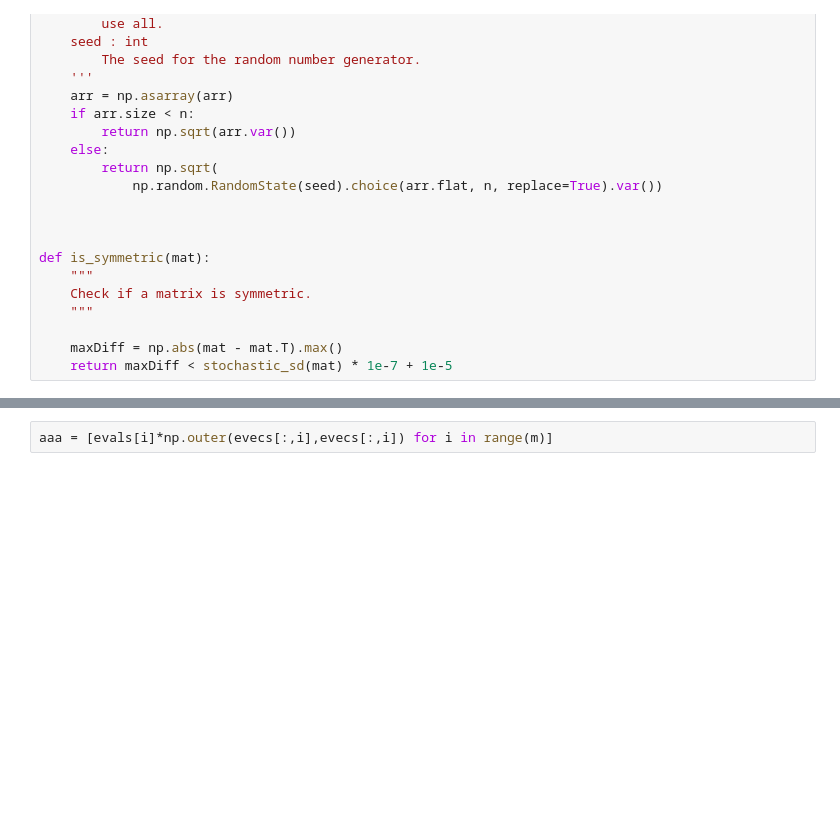
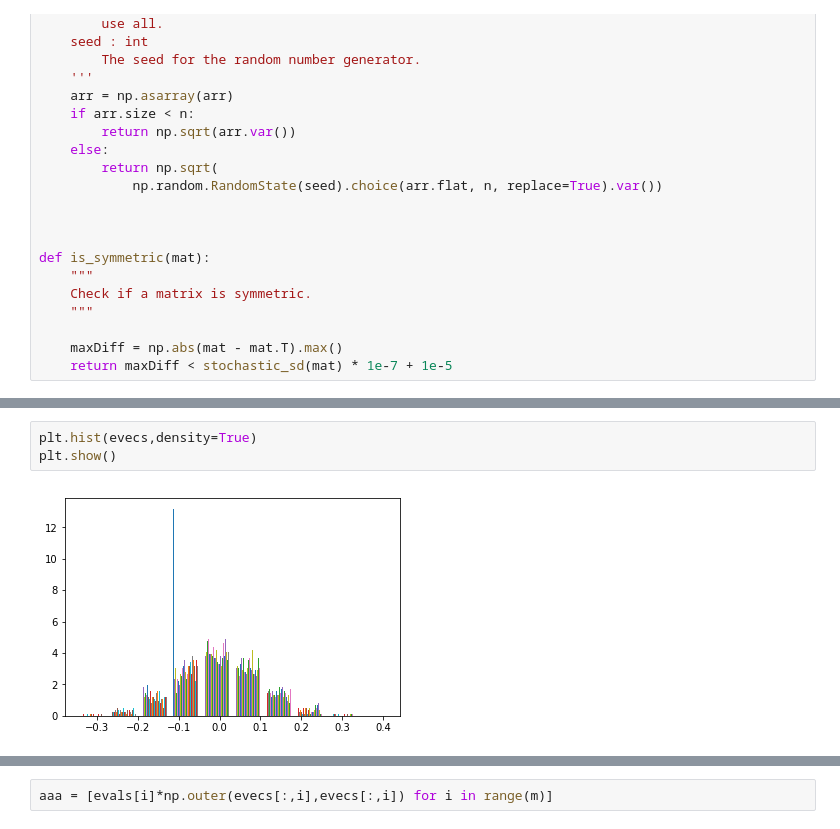
Before and after one commit to betulakgol/Eigen-exercise, a Jupyter notebook: matrix_eigen_vector_exercise.ipynb, the cells around one changed output, grey strips where cells are left out. Saved outputs shown, nothing was run; the diff lists cells and outputs as text; blank space fills up the shorter version.

```diff
--- a/matrix_eigen_vector_exercise.ipynb
+++ b/matrix_eigen_vector_exercise.ipynb
@@ -83,0 +95,5 @@ plt.imshow(M_test)
+# %%
+plt.hist(evecs,density=True)
+plt.show()
+# %% [output]
+[figure, added]
```
Also changed, not shown: parts of 31 cells of this notebook.
